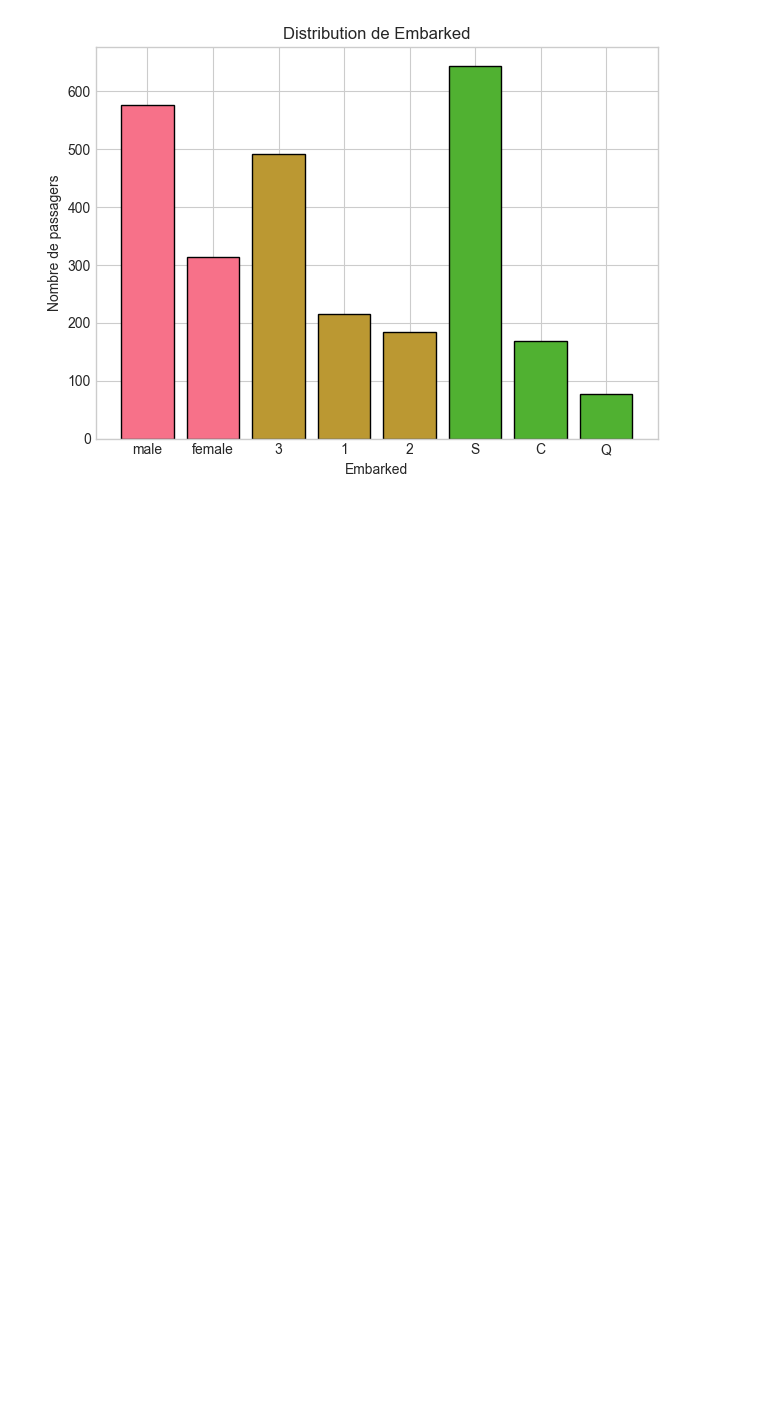
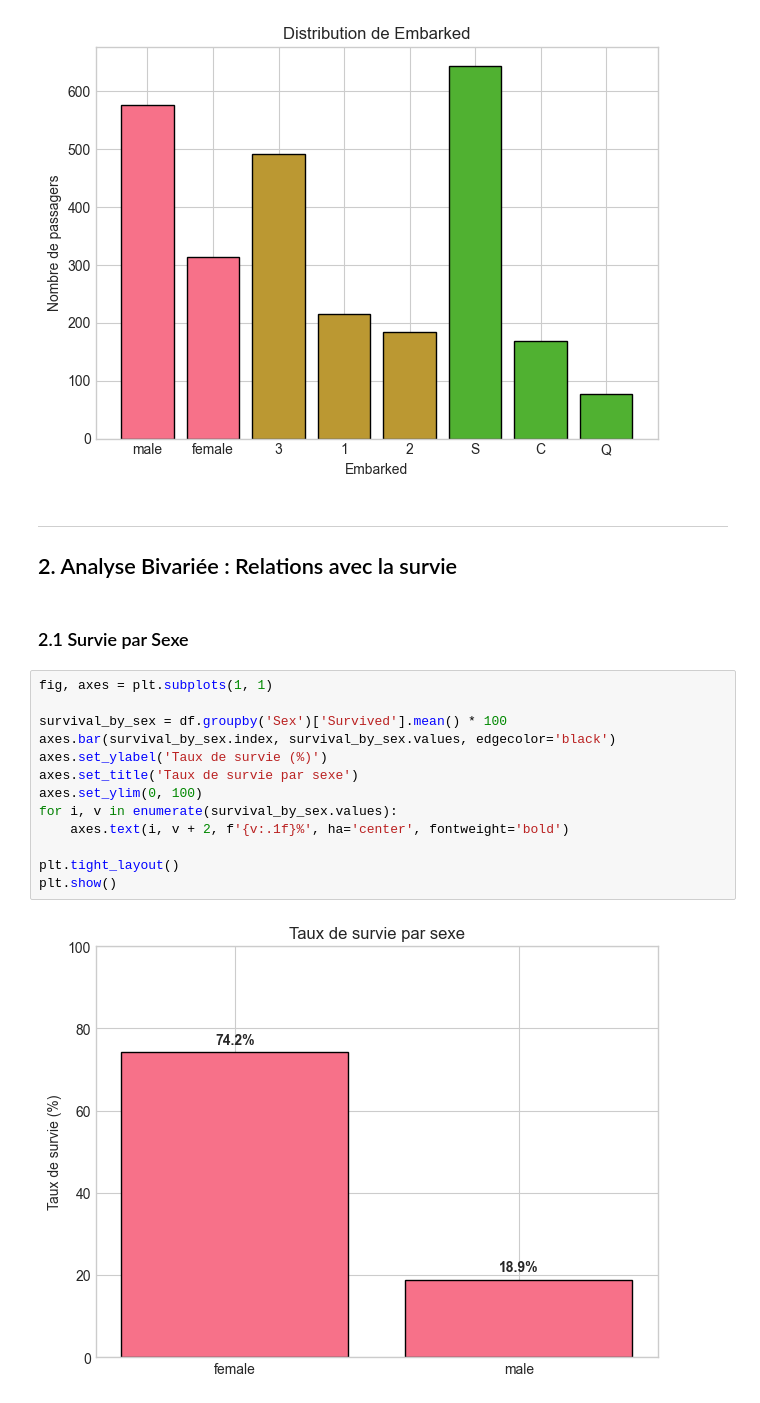
Before and after one commit to MaxMxx/titanic-prog-avance, a Jupyter notebook: notebooks/011_eda.ipynb, the cells around one changed output. Cells and saved outputs as stored; diff of their text form; blank space fills up the shorter version.

Commit message:
Add analyse bivarié in EDA

```diff
--- a/notebooks/011_eda.ipynb
+++ b/notebooks/011_eda.ipynb
@@ -112,3 +112,23 @@ plt.tight_layout()
 plt.show()
 # %% [output]
 [figure]
+# %% [markdown]
+---
+## 2. Analyse Bivariée : Relations avec la survie
+# %% [markdown]
+### 2.1 Survie par Sexe
+# %%
+fig, axes = plt.subplots(1, 1)
+
+survival_by_sex = df.groupby('Sex')['Survived'].mean() * 100
+axes.bar(survival_by_sex.index, survival_by_sex.values, edgecolor='black')
+axes.set_ylabel('Taux de survie (%)')
+axes.set_title('Taux de survie par sexe')
+axes.set_ylim(0, 100)
+for i, v in enumerate(survival_by_sex.values):
+    axes.text(i, v + 2, f'{v:.1f}%', ha='center', fontweight='bold')
+
+plt.tight_layout()
+plt.show()
+# %% [output]
+[figure, added]
```
Also changed, not shown: parts of 6 cells of this notebook.
